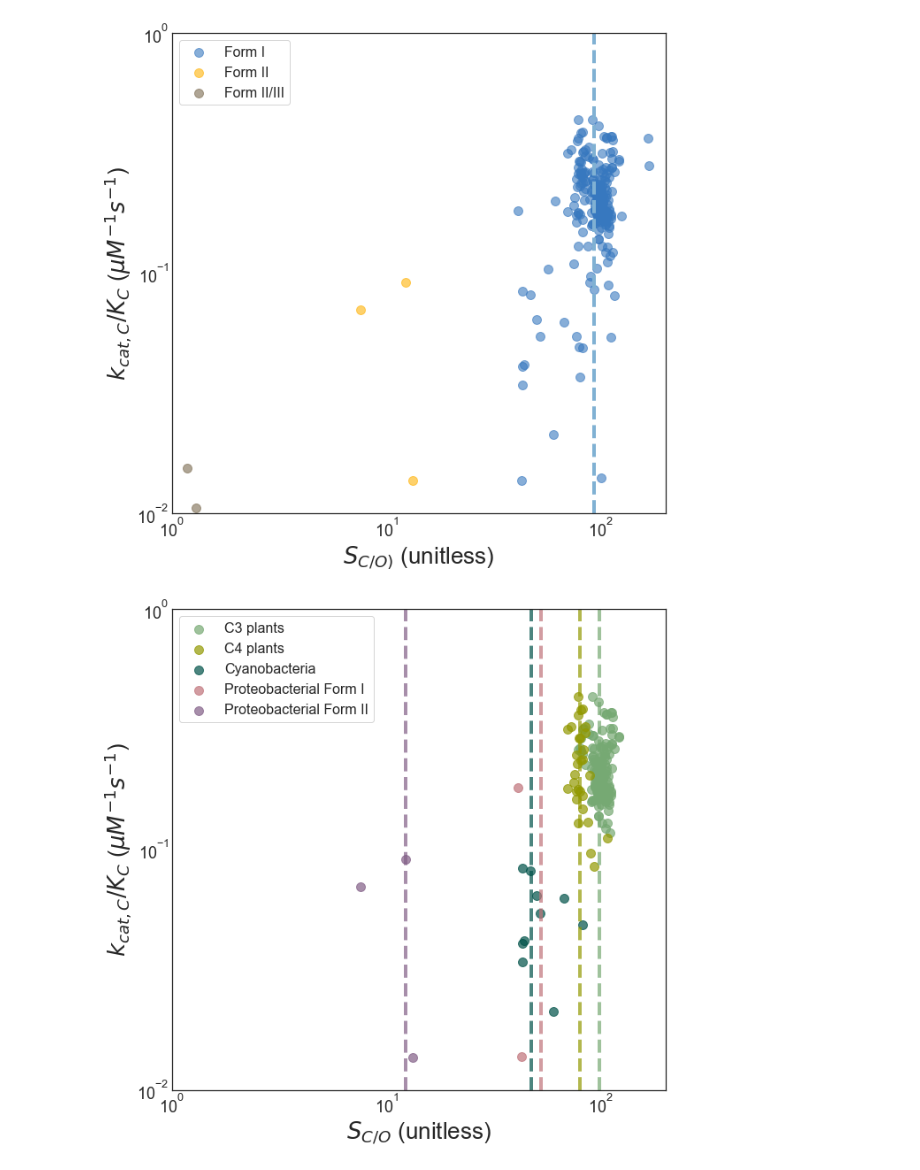
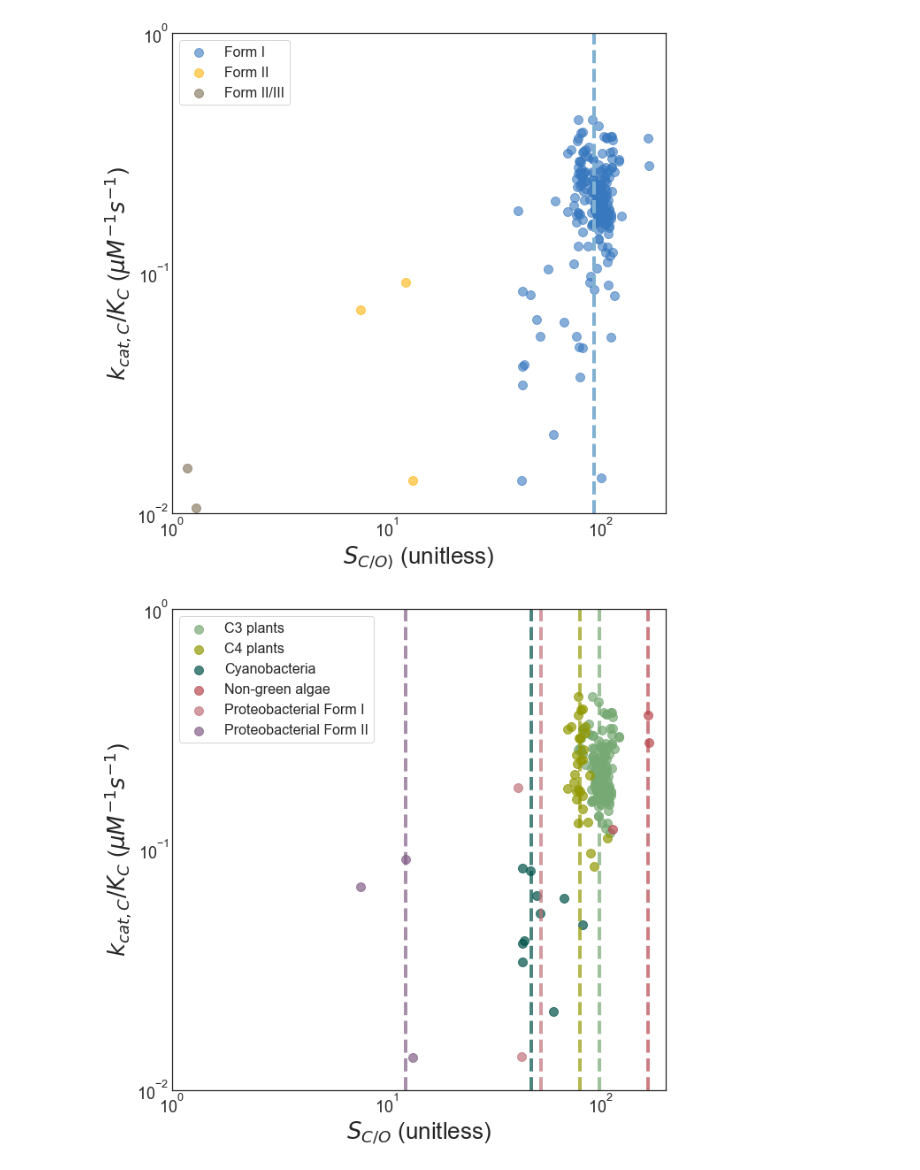
Before and after one commit to flamholz/rubisco, a Jupyter notebook: notebooks/Figure 7 Reactive State Model.ipynb, the cells around one changed output. Drawn from its saved outputs; the diff is of its cells as text; code cells hidden in the pictures.

Commit message:
Plot red algae

```diff
--- a/notebooks/Figure 7 Reactive State Model.ipynb
+++ b/notebooks/Figure 7 Reactive State Model.ipynb
@@ -134,7 +134,7 @@ color_mapping = {
     'Proteobacterial Form I': 'dusty rose',
 }
 grouped_taxa = F1_data.set_index('taxonomy').groupby(group_mapping)
-taxa_to_plot = set(['C3 plants', 'C4 plants', 'Cyanobacteria', 'Proteobacterial Form I'])
+taxa_to_plot = set(['C3 plants', 'C4 plants', 'Cyanobacteria', 'Proteobacterial Form I', 'Non-green algae'])
 
 for i, (group, gdf) in enumerate(grouped_taxa):
     if group not in taxa_to_plot:
@@ -144,31 +144,31 @@ for i, (group, gdf) in enumerate(grouped_taxa):
     c = seaborn.xkcd_rgb[cname]
 
     plt.scatter(gdf.S, gdf.vC/gdf.KC,  c=c, s=100, label=group, alpha=0.7)
 
     median_s = np.nanmedian(gdf.S)
     plt.axvline(median_s, color=c, ls='--', alpha=0.7, lw=4)
 
 
 cname = 'dusty purple'
 c = seaborn.xkcd_rgb[cname]
 plt.scatter(F2_data.S, F2_data.vC/F2_data.KC,  c=c, s=100, label='Proteobacterial Form II', alpha=0.7)
 
 median_s = np.nanmedian(F2_data.S)
 plt.axvline(median_s, color=c, ls='--', alpha=0.7, lw=4)
 
 
 plt.legend(loc=2, fontsize=16, frameon=True)
 plt.xlabel('$S_{C/O}$ (unitless)', fontsize=26)
 plt.ylabel('$k_{cat,C} / K_C$ ($\mu M^{-1} s^{-1}$)', fontsize=26)
 plt.xticks(fontsize=18)
 plt.yticks(fontsize=18)
 
 plt.xlim(1e0, 2e2)
 plt.ylim(1e-2, 1e0)
 
 plt.savefig('fig6/fig6_konC_S_by_group.png', dpi=600)
 plt.savefig('fig6/fig6_konC_S_by_group.svg')
 
 plt.show()
 # %% [output]
-[figure, old version]
+[figure, new version]
```
Also changed, not shown: parts of 1 cell of this notebook.
